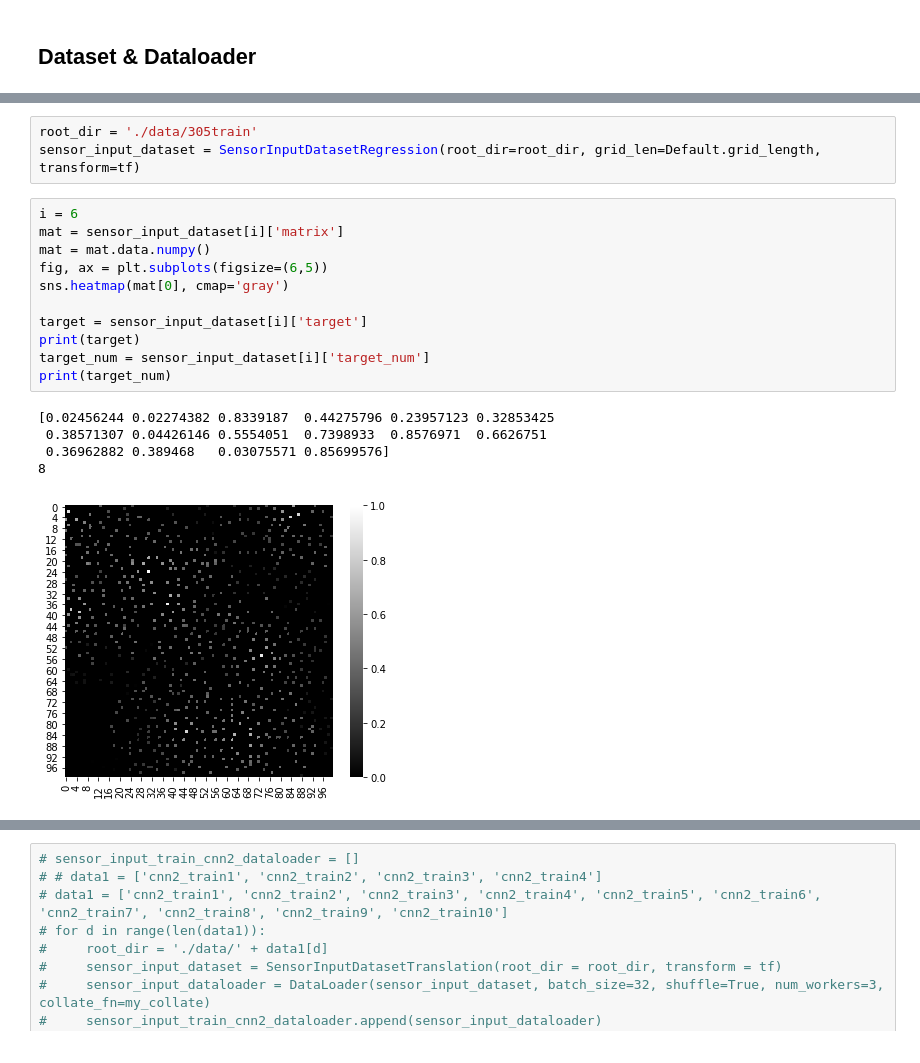
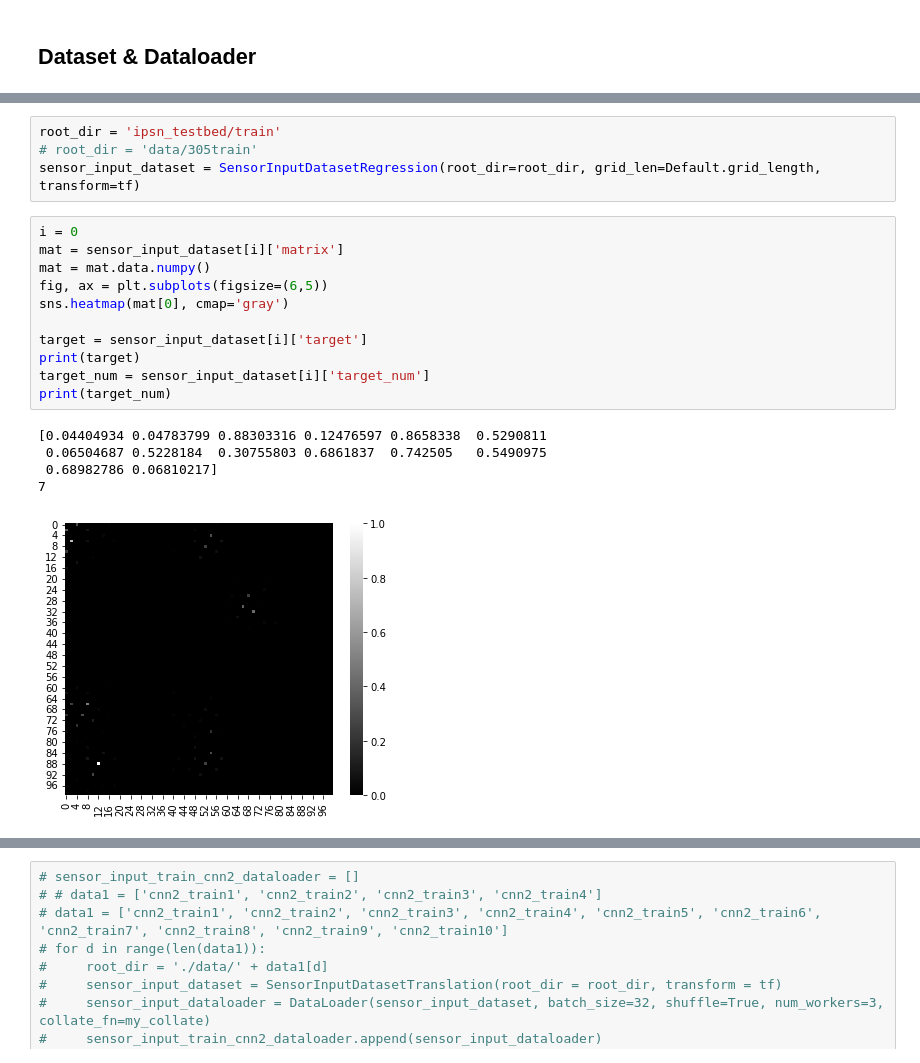
Before and after one commit to caitaozhan/deeplearning-localization, a Jupyter notebook: DeepTxFinder.ipynb, the cells around one changed output, grey strips where cells are left out. Cells and saved outputs as stored; diff of their text form.

```diff
--- a/DeepTxFinder.ipynb
+++ b/DeepTxFinder.ipynb
@@ -207,24 +207,25 @@ tf = T.Compose([
      T.ToTensor()])
 # %%
-root_dir = './data/305train'
+root_dir = 'ipsn_testbed/train'
+# root_dir = 'data/305train'
 sensor_input_dataset = SensorInputDatasetRegression(root_dir=root_dir, grid_len=Default.grid_length, transform=tf)
 # %%
-i = 6
+i = 0
 mat = sensor_input_dataset[i]['matrix']
 mat = mat.data.numpy()
 fig, ax = plt.subplots(figsize=(6,5))
 sns.heatmap(mat[0], cmap='gray')
 
 target = sensor_input_dataset[i]['target']
 print(target)
 target_num = sensor_input_dataset[i]['target_num']
 print(target_num)
 # %% [output]
-[0.02456244 0.02274382 0.8339187  0.44275796 0.23957123 0.32853425
- 0.38571307 0.04426146 0.5554051  0.7398933  0.8576971  0.6626751
- 0.36962882 0.389468   0.03075571 0.85699576]
-8
+[0.04404934 0.04783799 0.88303316 0.12476597 0.8658338  0.5290811
+ 0.06504687 0.5228184  0.30755803 0.6861837  0.742505   0.5490975
+ 0.68982786 0.06810217]
+7
-[figure, old version]
+[figure, new version]
 # %%
 # training
 i = 0
```
Also changed, not shown: parts of 6 cells of this notebook, 29 other files.
